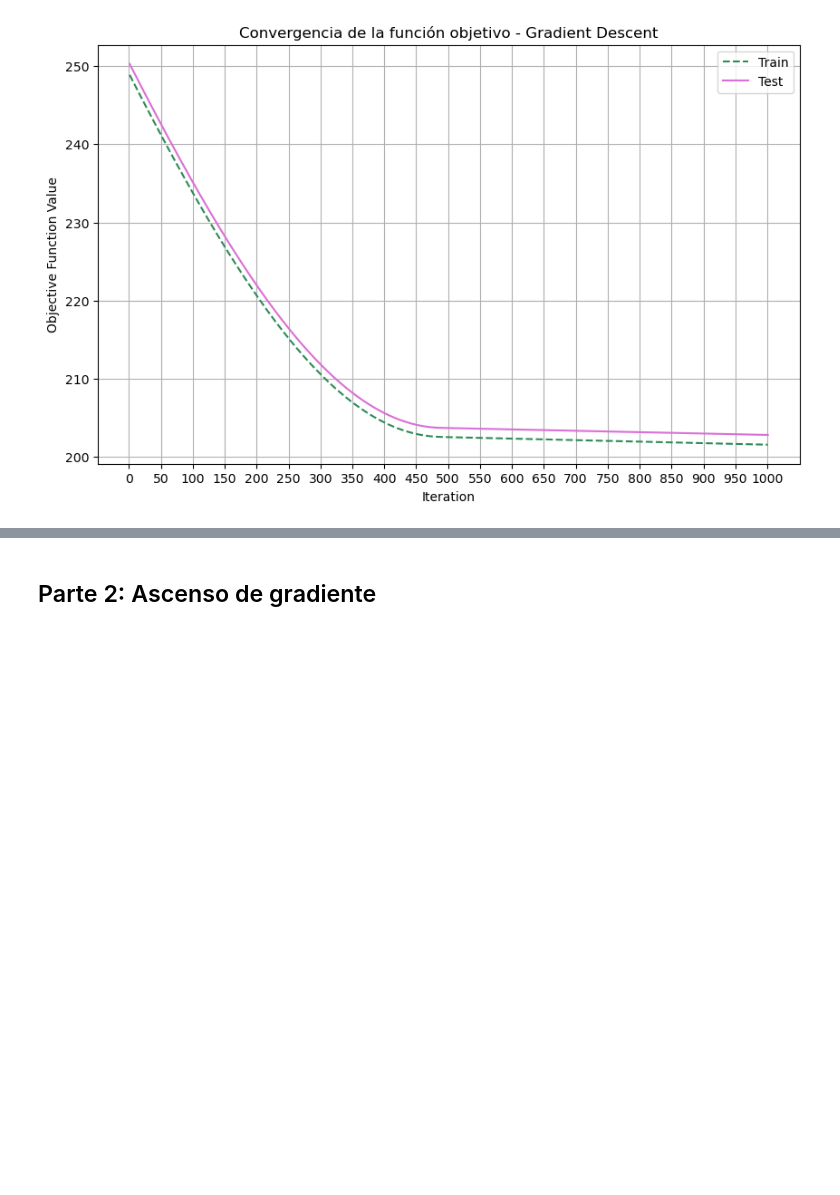
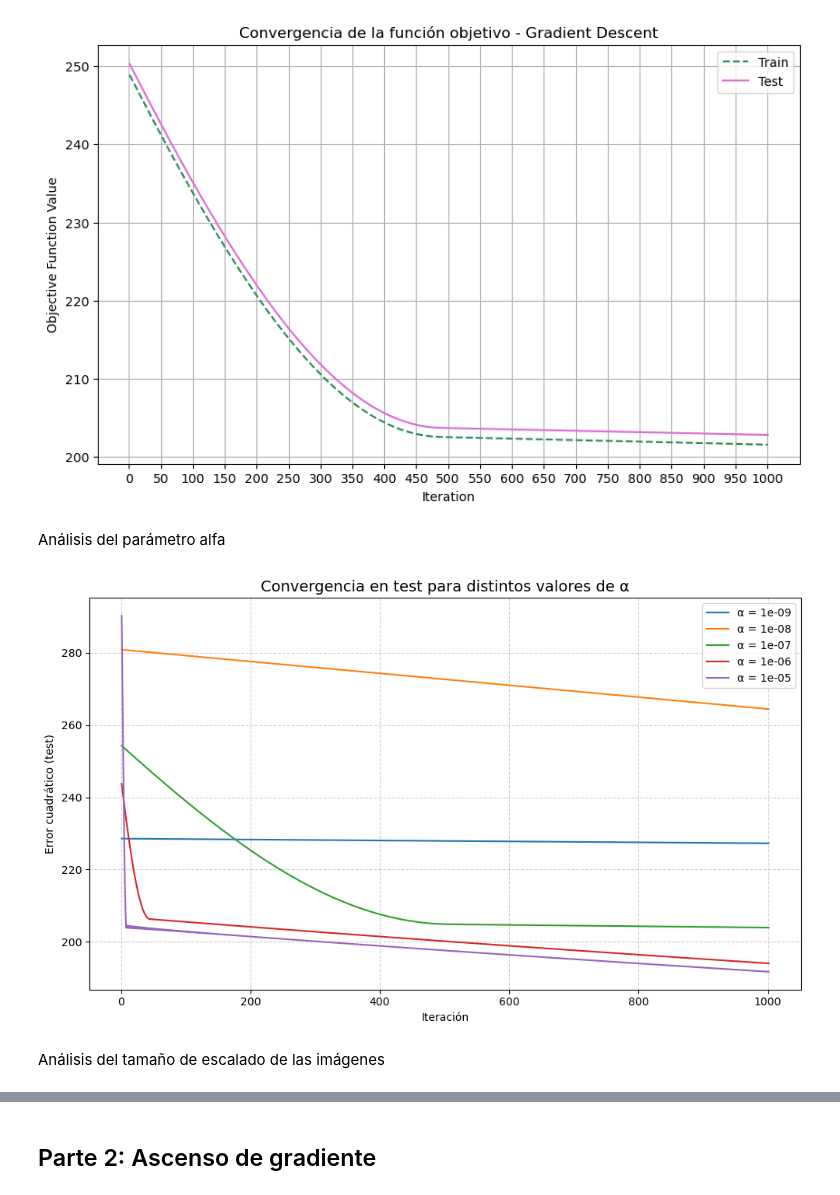
Before and after one commit to seremare9/TP2metodos, a Jupyter notebook: gd.ipynb, the cells around one changed output, grey strips where cells are left out. Cells and saved outputs as stored; diff of their text form; code cells hidden in the pictures; blank space fills up the shorter version.

```diff
--- a/gd.ipynb
+++ b/gd.ipynb
@@ -456,3 +418,38 @@ plt.legend()
 plt.show()
 # %% [output]
 [figure]
+# %% [markdown]
+Análisis del parámetro alfa
+# %%
+alphas = [1e-9, 1e-8, 1e-7, 1e-6, 1e-5]
+
+loss_test_por_alpha = []  # Lista de listas
+
+for alpha in alphas:
+    # Reiniciar pesos para cada experimento
+    w = np.random.uniform(-1, 1, (i_train.shape[1], 1)) * 0.01
+    b = np.random.uniform(-1, 1) * 0.01
+    normalizar=False
+
+    # Luego evaluamos en test usando los pesos obtenidos
+    w_optimo, b_optimo, loss_test, accuracy_test = gradient_descent(w, b, i_test, d_test, alpha, normalizar)
+
+    loss_test_por_alpha.append(loss_test)
+
+plt.figure(figsize=(10, 6))
+
+for i, alpha in enumerate(alphas):
+    iteraciones = np.arange(1, len(loss_test_por_alpha[i]) + 1)
+    plt.plot(iteraciones, loss_test_por_alpha[i], label=f"α = {alpha}")
+
+plt.title("Convergencia en test para distintos valores de α", fontsize=14)
+plt.xlabel("Iteración")
+plt.ylabel("Error cuadrático (test)")
+plt.legend()
+plt.grid(True, linestyle='--', alpha=0.6)
+plt.tight_layout()
+plt.show()
+# %% [output]
+[figure, added]
+# %% [markdown]
+Análisis del tamaño de escalado de las imágenes
```
Also changed, not shown: parts of 13 cells of this notebook.
